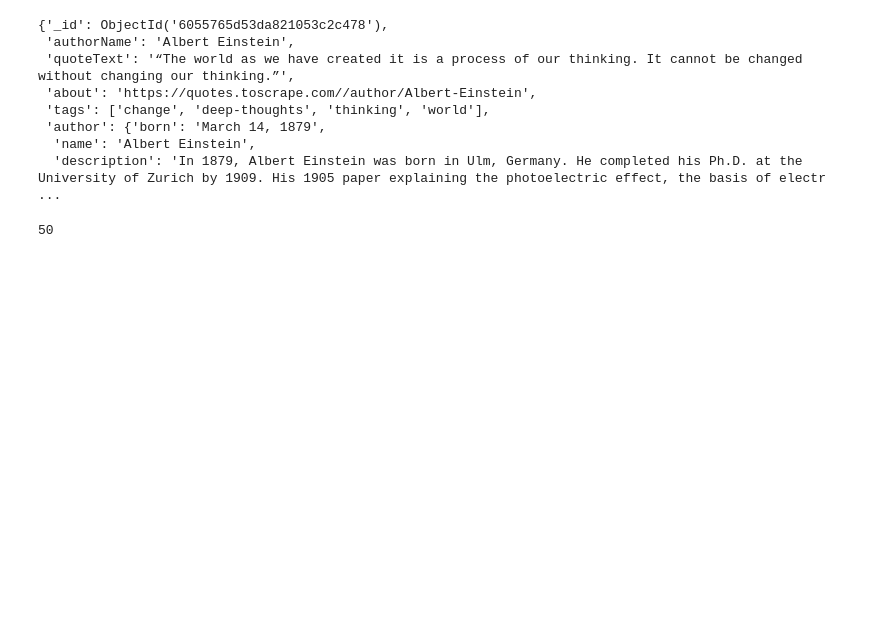
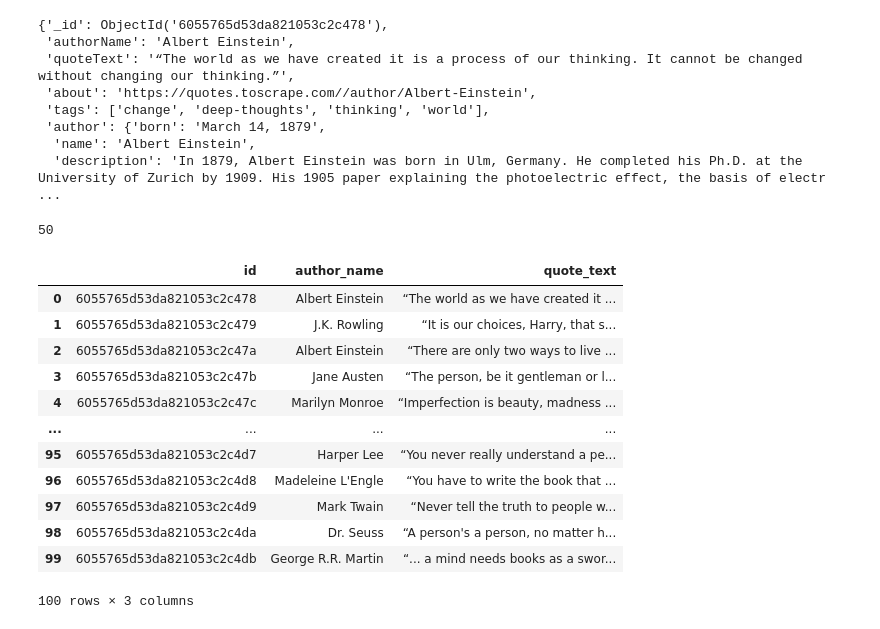
Before and after one commit to nadzema/ETLProject, a Jupyter notebook: ETL Project.ipynb, the cells around one changed output. Drawn from its saved outputs; the diff is of its cells as text; code cells hidden in the pictures; blank space fills up the shorter version.

```diff
--- a/ETL Project.ipynb
+++ b/ETL Project.ipynb
@@ -156,3 +156,27 @@ all_unique_authors_df = all_author_df.drop_duplicates()
 len(all_unique_authors_df)
 # %% [output]
 50
+# %%
+all_quotes = []
+for quote in quotes_mongo:
+    text = {'id': quote['_id'],
+            'author_name': quote['authorName'],
+            'quote_text': quote['quoteText']}
+    all_quotes.append(text)
+all_quotes_df = pd.DataFrame(all_quotes)
+all_quotes_df = all_quotes_df.drop_duplicates()
+all_quotes_df
+# %% [output]
+|  | id | author_name | quote_text |
+| 0 | 6055765d53da821053c2c478 | Albert Einstein | “The world as we have created it ... |
+| 1 | 6055765d53da821053c2c479 | J.K. Rowling | “It is our choices, Harry, that s... |
+| 2 | 6055765d53da821053c2c47a | Albert Einstein | “There are only two ways to live ... |
+| 3 | 6055765d53da821053c2c47b | Jane Austen | “The person, be it gentleman or l... |
+| 4 | 6055765d53da821053c2c47c | Marilyn Monroe | “Imperfection is beauty, madness ... |
+| ... | ... | ... | ... |
+| 95 | 6055765d53da821053c2c4d7 | Harper Lee | “You never really understand a pe... |
+| 96 | 6055765d53da821053c2c4d8 | Madeleine L'Engle | “You have to write the book that ... |
+| 97 | 6055765d53da821053c2c4d9 | Mark Twain | “Never tell the truth to people w... |
+| 98 | 6055765d53da821053c2c4da | Dr. Seuss | “A person's a person, no matter h... |
+| 99 | 6055765d53da821053c2c4db | George R.R. Martin | “... a mind needs books as a swor... |
+100 rows × 3 columns
```
Also changed, not shown: parts of 4 cells of this notebook.
